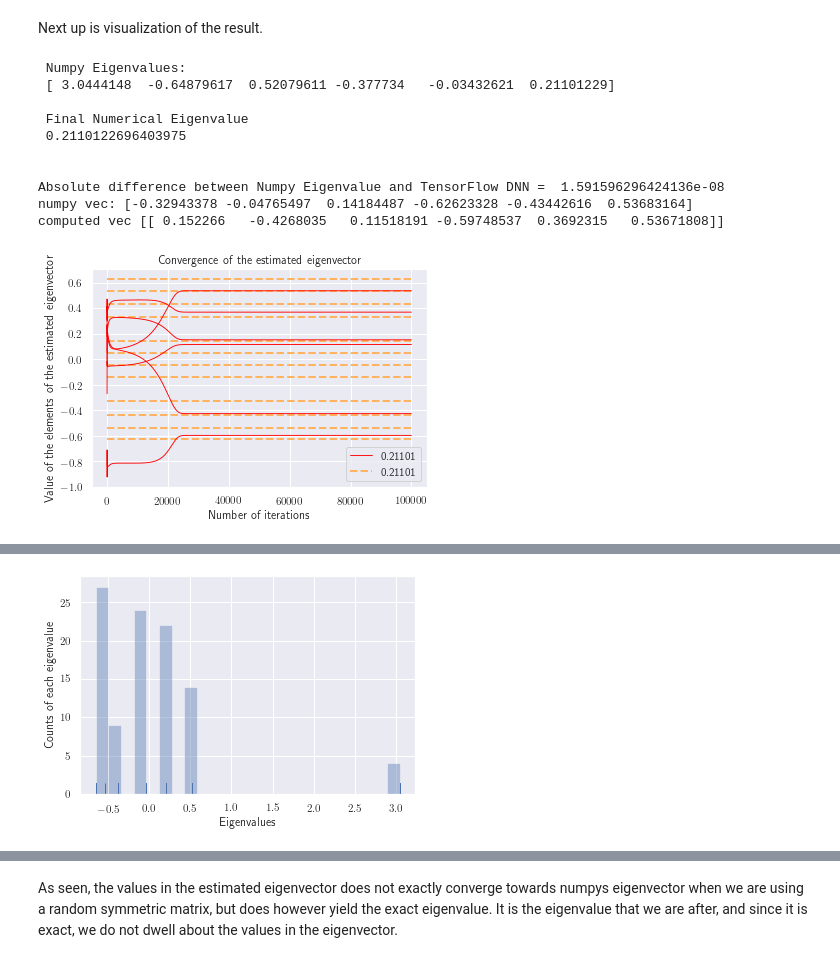
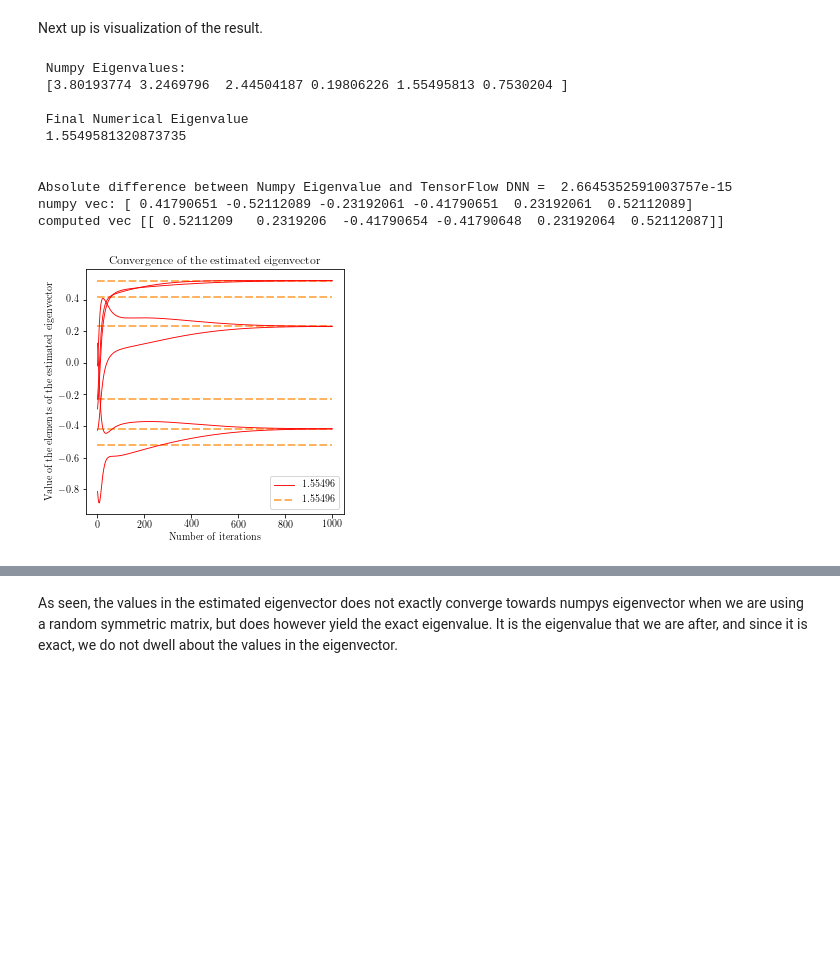
Before and after one commit to ohebbi/FYS-STK4155, a Jupyter notebook: project3/nn_eigenvalue.ipynb, the cells around one changed output, grey strips where cells are left out. Drawn from its saved outputs; the diff is of its cells as text; code cells hidden in the pictures; blank space fills up the shorter version.

Commit message:
report, figures and jn

```diff
--- a/project3/nn_eigenvalue.ipynb
+++ b/project3/nn_eigenvalue.ipynb
@@ -17,15 +16,15 @@ import seaborn as sns
 # %% [markdown]
 Then, we would like the format of the figures to be neat and in correct font.
 # %%
-# Defining values for nice plotting
-plt.rcParams["font.family"]= "Times New Roman"
+#Latex font for plots
 rc('font', **{'family': 'serif', 'serif': ['Computer Modern']})
 rc('text', usetex=True)
-sns.set()
+rc('font', family='serif')
+plt.rcParams.update({'font.size': 10}) # Setting all font sizes
 # %% [markdown]
 We can then make two different arrays where the analytical eigenvalues of one of them are already known.
 # %%
-is_it_known = False
+is_it_known = True
 matrix_size = 6
 
 if is_it_known==True:
@@ -99,7 +98,7 @@ def cost_func(x):
 
     return(f)  # x(t))
 
-for runs in range(run_iter):
+for runs in tqdm.tqdm(range(run_iter)):
     with tf.name_scope('loss'):
 
         x_trial = tf.transpose(dnn_output)  # x(t)
@@ -141,8 +140,8 @@ for runs in range(run_iter):
             x_dnn = x_dnn/np.sqrt(np.sum(x_dnn*x_dnn))
             l = loss.eval()
 
-            if i % 100 == 0:
-                print("Step:", i, "/",num_iter, "loss: ", l, "Eigenvalue:" , eigenvalue)
+            #if i % 1000 == 0:
+                #print("Step:", i, "/",num_iter, "loss: ", l, "Eigenvalue:" , eigenvalue)
             if l==0:#<1e-16:
                 x_trial_list[i:]=x_trial_list[i-1]
                 lambdas[runs][i:]=eigenvalue
@@ -175,12 +170,17 @@ Next up is visualization of the result.
 # Visualization
 color=iter(cm.rainbow(np.linspace(1,0,5)))
 c = next(color)
+fig = plt.figure();
+w = 5.78851          # Latex document text width
+fig.set_size_inches(w=w*0.8,h= 4.5)
+tmp_xaxis = 30000
+tmp_xaxis1 = 1000
 for k in range(matrix_size):
-    tmp_xaxis = len(x_trial_list[:,k])
+
     if k==0:
-        plt.plot(np.linspace(1,tmp_xaxis,tmp_xaxis),x_trial_list[:,k],c=c,label="%2.5f" % eigenvalue,linewidth=0.9)
+        plt.plot(np.linspace(1,tmp_xaxis1,tmp_xaxis1),x_trial_list[:tmp_xaxis1,k],c=c,label="%2.5f" % eigenvalue,linewidth=0.9)
     else:
-        plt.plot(np.linspace(1,tmp_xaxis,tmp_xaxis),x_trial_list[:,k],c=c,linewidth=0.9)
+        plt.plot(np.linspace(1,tmp_xaxis1,tmp_xaxis1),x_trial_list[:tmp_xaxis1,k],c=c,linewidth=0.9)
 
 ## Compare with the analytical solution
 print("\n Numpy Eigenvalues: \n", numpy_eigenvalue)
@@ -189,59 +189,55 @@ diff = np.min(abs(numpy_eigenvalue - eigenvalue))
 print("\n")
 print('Absolute difference between Numpy Eigenvalue and TensorFlow DNN = ',np.max(diff))
 
 # Finding which element of analytic our estimated eigenvalue converges to
 index = np.argmin(abs(numpy_eigenvalue - eigenvalue))
 
 print("numpy vec:", numpy_vector[index])
 print("computed vec",x_dnn.T)
 
 c = next(color)
 for l in range(matrix_size):
-    plt.hlines(numpy_vector[index][l],0,num_iter,colors=c,linestyles="dashed",linewidth=2)
+    plt.hlines(numpy_vector[index][l],0,tmp_xaxis1,colors=c,linestyles="dashed",linewidth=2)
     if l==(matrix_size-1):
-        plt.hlines(-numpy_vector[index][l],0,num_iter,colors=c,linestyles="dashed",label="%2.5f" % numpy_eigenvalue[index],linewidth=2)
+        plt.hlines(-numpy_vector[index][l],0,tmp_xaxis1,colors=c,linestyles="dashed",label="%2.5f" % numpy_eigenvalue[index],linewidth=2)
         break
-    plt.hlines(-numpy_vector[index][l],0,num_iter,colors=c,linestyles="dashed",linewidth=2)
-plt.xlabel(r"Number of iterations", size=12)
-plt.ylabel(r"Value of the elements of the estimated eigenvector",size=12)
+    plt.hlines(-numpy_vector[index][l],0,tmp_xaxis1,colors=c,linestyles="dashed",linewidth=2)
+plt.xlabel("Number of iterations")
+plt.ylabel("Value of the elements of the estimated eigenvector")
 plt.legend()
-plt.title(r"Convergence of the estimated eigenvector",size=12)
-plt.savefig("convergence_eigenvector1.pdf")
+plt.title("Convergence of the estimated eigenvector")
+plt.savefig("plots/eigenvalue_solver/convergence_eigenvector.pgf")
+
 plt.show()
 
 color=iter(cm.rainbow(np.linspace(1,0,run_iter+1)))
+fig = plt.figure();
+w = 5.78851          # Latex document text width
+fig.set_size_inches(w=w*0.8,h= 4.5)
 
-iterations=np.linspace(1,num_iter,num_iter)
+
+iterations=np.linspace(1,tmp_xaxis,tmp_xaxis)
 for i in range(runs+1):
-    plt.plot(iterations,lambdas[i],c=c)
+    plt.plot(iterations,lambdas[i][:tmp_xaxis],c=c)
     c=next(color)
 
 for l in range(matrix_size):
     plt.hlines(numpy_eigenvalue[l],0,num_iter,colors=c,linestyles="dashed",label="%2.5f" % numpy_eigenvalue[l],linewidth=2,)
-plt.legend()
-plt.xlabel(r"Number of iterations", size=12)
-plt.ylabel(r"Value of the estimated eigenvalue",size=12)
-plt.title(r"Convergence of the estimated eigenvalue",size=12)
-plt.savefig("convergence_eigenvalue1.pdf")
+plt.legend(loc="center right")
+plt.xlabel("Number of iterations")
+plt.ylabel("Value of the estimated eigenvalue")
+plt.title("Convergence of the estimated eigenvalue")
+plt.savefig("plots/eigenvalue_solver/convergence_eigenvalue.pgf")
 plt.show()
-
-#sns.set(color_codes=True)
-sns.distplot(np.reshape(lambdas[:,-1],[1,int(run_iter)]), bins=matrix_size*4, kde=False, rug=True)
-plt.ylabel(r"Counts of each eigenvalue",size=12)
-plt.xlabel(r"Eigenvalues", size=12)
-plt.savefig("histogram1.pdf")
-plt.show()
-
-print("Number of mean iterations needed:", np.mean(num_iter_needed))
 # %% [output]
  Numpy Eigenvalues:
- [ 3.0444148  -0.64879617  0.52079611 -0.377734   -0.03432621  0.21101229]
+ [3.80193774 3.2469796  2.44504187 0.19806226 1.55495813 0.7530204 ]
 
  Final Numerical Eigenvalue
- 0.2110122696403975
+ 1.5549581320873735
 
 
-Absolute difference between Numpy Eigenvalue and TensorFlow DNN =  1.591596296424136e-08
-numpy vec: [-0.32943378 -0.04765497  0.14184487 -0.62623328 -0.43442616  0.53683164]
-computed vec [[ 0.152266   -0.4268035   0.11518191 -0.59748537  0.3692315   0.53671808]]
+Absolute difference between Numpy Eigenvalue and TensorFlow DNN =  2.6645352591003757e-15
+numpy vec: [ 0.41790651 -0.52112089 -0.23192061 -0.41790651  0.23192061  0.52112089]
+computed vec [[ 0.5211209   0.2319206  -0.41790654 -0.41790648  0.23192064  0.52112087]]
-[figure, old version]
+[figure, new version]
@@ -249 +244,0 @@ computed vec [[ 0.152266   -0.4268035   0.11518191 -0.59748537  0.3692315   0.53
-[figure, removed]
```
Also changed, not shown: parts of 5 cells of this notebook, 16 other files.
